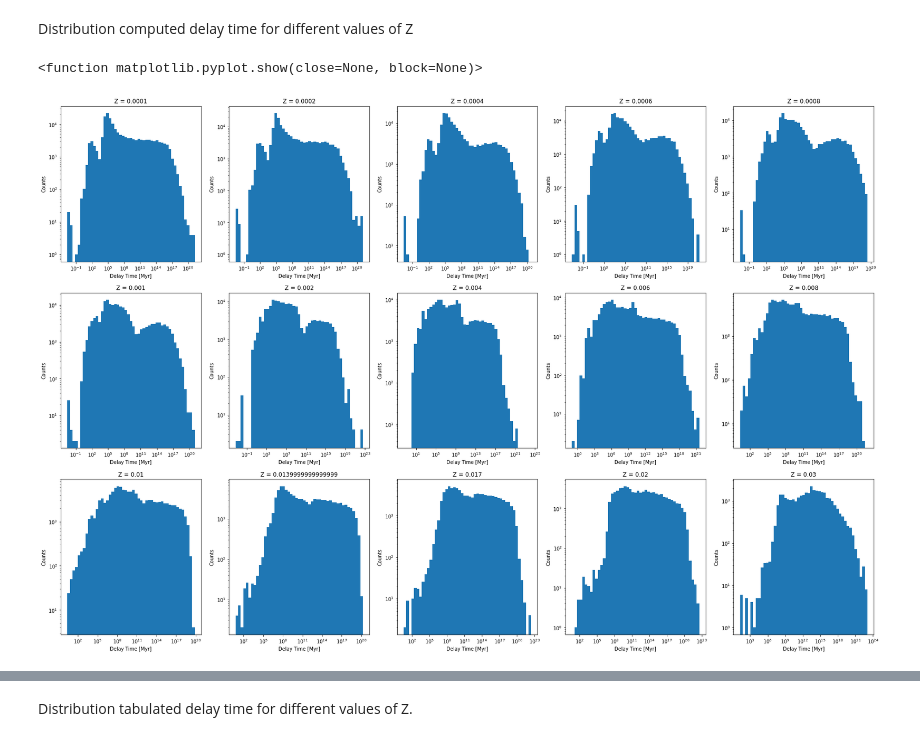
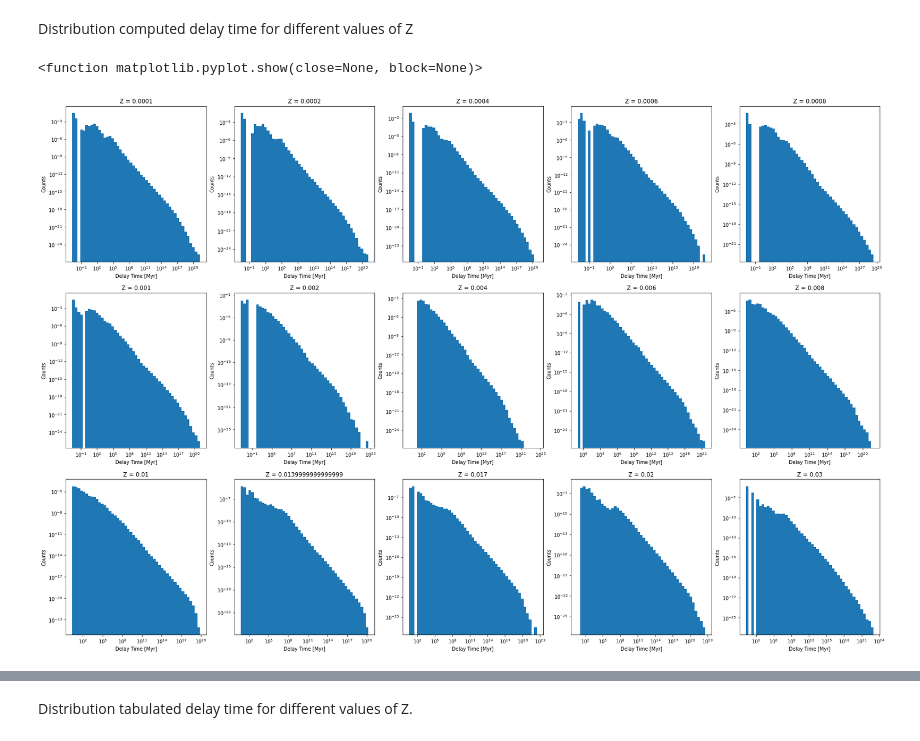
Before and after one commit to Bahadoram/Delay-Time-Dist.-of-Compact-Binary-Objects, a Jupyter notebook: distribution_fitting.ipynb, the cells around one changed output, grey strips where cells are left out. Drawn from its saved outputs; the diff is of its cells as text; code cells hidden in the pictures.

```diff
--- a/distribution_fitting.ipynb
+++ b/distribution_fitting.ipynb
@@ -86,14 +48,0 @@ Text(0, 0.5, 'Counts')
-# %%
-fig, ax = plt.subplots(figsize=(15,7))
-
-b = np.histogram_bin_edges(BHBH.Delay_Time, bins='rice') # does not work with bind='fd', too much memory usage
-ax.hist(BHBH.Delay_Time, bins=b)
-ax.set_xscale('log')
-ax.set_yscale('log')
-
-ax.set_title('Distribution of the Delay times')
-ax.set_xlabel('Delay Time [Myr]')
-ax.set_ylabel('Counts')
-
-ax.annotate( "???", xy = ( 1.675e24, 1e1 ), xytext = ( 1.5e24, 1e3 ),
-             arrowprops = dict( arrowstyle = "->" ) )
@@ -126,0 +113,18 @@ plt.show()
+# %%
+fig, ax = plt.subplots(figsize=(15,7))
+
+#b = np.histogram_bin_edges(BHBH[(BHBH.GWtime<1e18)].GWtime, bins='rice') # does not work with bind='fd'
+b = np.logspace(np.log10(min(BHBH.GWtime+BHBH.BWorldtime)), np.log10(max(BHBH.GWtime+BHBH.BWorldtime)), 100)
+entries, edges, _ = ax.hist(BHBH.GWtime+BHBH.BWorldtime, bins=b, density=True)
+
+
+
+# calculate bin centers
+bin_centers = 0.5 * (edges[:-1] + edges[1:])
+
+ax.set_xscale('log')
+ax.set_yscale('log')
+
+ax.set_title('Distribution of the Delay times')
+ax.set_xlabel('Delay Time [Myr]')
+ax.set_ylabel('Counts')
@@ -147,36 +175,35 @@ Distribution computed delay time for different values of Z
 # %%
 popt, pcov, bin_centers, entries = (np.empty(shape=(3,5), dtype=object) for i in range(4))
 
 fig, ax = plt.subplots(ncols=5, nrows=3, figsize=(30, 20))
 
 # indexes for the plot
 x, y = (0, 0)
 
 for key in Z_df.keys():
     #b                         = np.histogram_bin_edges(Z_df[key][(Z_df[key].Delay_Time<1e18)].Delay_Time, bins='rice')
     b                         = np.logspace(np.log10(min(Z_df[key].Delay_Time)), np.log10(max(Z_df[key].Delay_Time)), 50)
-    entries[x,y], edges, _    = ax[x,y].hist(            Z_df[key].Delay_Time,   bins=b                                  )
+    entries[x,y], edges, _    = ax[x,y].hist(            Z_df[key].Delay_Time,   bins=b, density=True                 )
 
     # calculate bin centers
     bin_centers[x,y]          = 0.5 * (edges[:-1] + edges[1:])
-    popt[x,y], pcov[x,y]      = curve_fit(power_law, bin_centers[x,y][np.where((bin_centers[x,y]>1e9) & (bin_centers[x,y]<1e19))],
-                                                     entries[x,y][np.where((bin_centers[x,y]>1e9) & (bin_centers[x,y]<1e19))], p0=(.005, 18))
+    popt[x,y], pcov[x,y]      = curve_fit(power_law, bin_centers[x,y], entries[x,y], p0=(.005, 18))
     ax[x,y].set_xscale('log')
     ax[x,y].set_yscale('log')
 
     ax[x,y].set_title('Z = '+str(key))
     ax[x,y].set_xlabel('Delay Time [Myr]')
     ax[x,y].set_ylabel('Counts')
 
     y += 1
     if y == 5:
         x +=1
         y = 0
 
 plt.show
 # %% [output]
 <function matplotlib.pyplot.show(close=None, block=None)>
-[figure, old version]
+[figure, new version]
 # %%
 fig, ax = plt.subplots(ncols=5, nrows=3, figsize=(30, 20))
 
```
Also changed, not shown: parts of 26 cells of this notebook.
